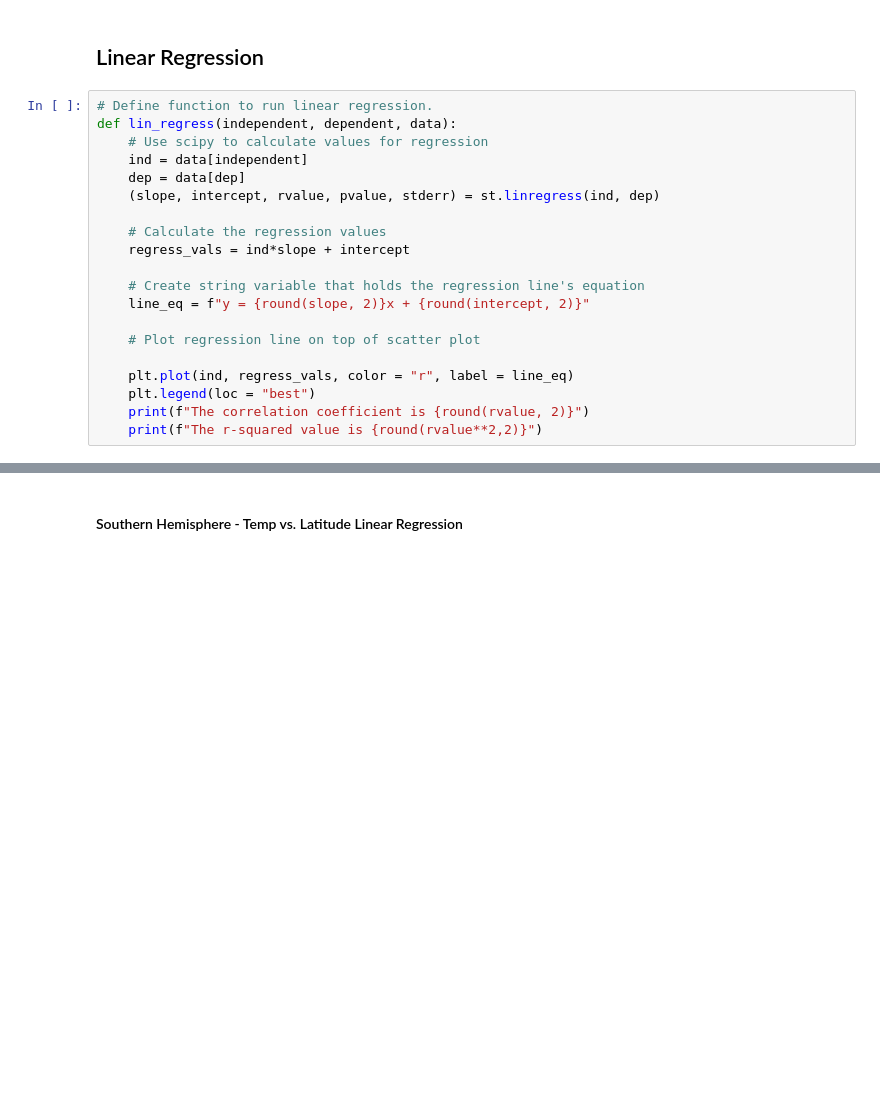
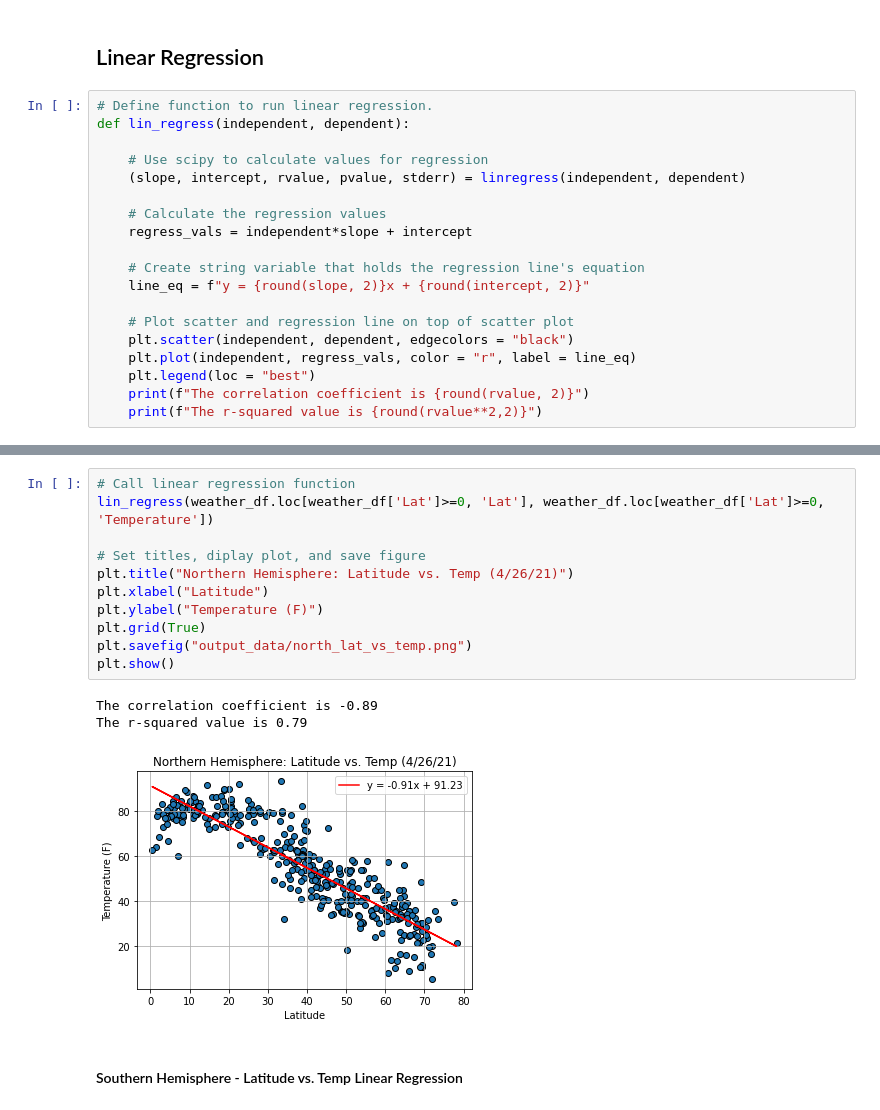
Before and after one commit to sunwoo-kim20/python-api-challenge, a Jupyter notebook: WeatherPy.ipynb, the cells around one changed output, grey strips where cells are left out. Cells and saved outputs as stored; diff of their text form; blank space fills up the shorter version.

Commit message:
plotted linear regression and exported png files

```diff
--- a/WeatherPy.ipynb
+++ b/WeatherPy.ipynb
@@ -230,21 +234,20 @@ plt.show()
 ## Linear Regression
 # %%
 # Define function to run linear regression.
-def lin_regress(independent, dependent, data):
+def lin_regress(independent, dependent):
+
     # Use scipy to calculate values for regression
-    ind = data[independent]
-    dep = data[dep]
-    (slope, intercept, rvalue, pvalue, stderr) = st.linregress(ind, dep)
+    (slope, intercept, rvalue, pvalue, stderr) = linregress(independent, dependent)
 
     # Calculate the regression values
-    regress_vals = ind*slope + intercept
+    regress_vals = independent*slope + intercept
 
     # Create string variable that holds the regression line's equation
     line_eq = f"y = {round(slope, 2)}x + {round(intercept, 2)}"
 
-    # Plot regression line on top of scatter plot
-
-    plt.plot(ind, regress_vals, color = "r", label = line_eq)
+    # Plot scatter and regression line on top of scatter plot
+    plt.scatter(independent, dependent, edgecolors = "black")
+    plt.plot(independent, regress_vals, color = "r", label = line_eq)
     plt.legend(loc = "best")
     print(f"The correlation coefficient is {round(rvalue, 2)}")
     print(f"The r-squared value is {round(rvalue**2,2)}")
@@ -259,2 +256,17 @@ The r-value is: 0.46937863826630627
+# %%
+# Call linear regression function
+lin_regress(weather_df.loc[weather_df['Lat']>=0, 'Lat'], weather_df.loc[weather_df['Lat']>=0, 'Temperature'])
+
+# Set titles, diplay plot, and save figure
+plt.title("Northern Hemisphere: Latitude vs. Temp (4/26/21)")
+plt.xlabel("Latitude")
+plt.ylabel("Temperature (F)")
+plt.grid(True)
+plt.savefig("output_data/north_lat_vs_temp.png")
+plt.show()
+# %% [output]
+The correlation coefficient is -0.89
+The r-squared value is 0.79
+[figure, added]
 # %% [markdown]
-####  Southern Hemisphere - Temp vs. Latitude Linear Regression
+####  Southern Hemisphere - Latitude vs. Temp Linear Regression
```
Also changed, not shown: parts of 27 cells of this notebook.
